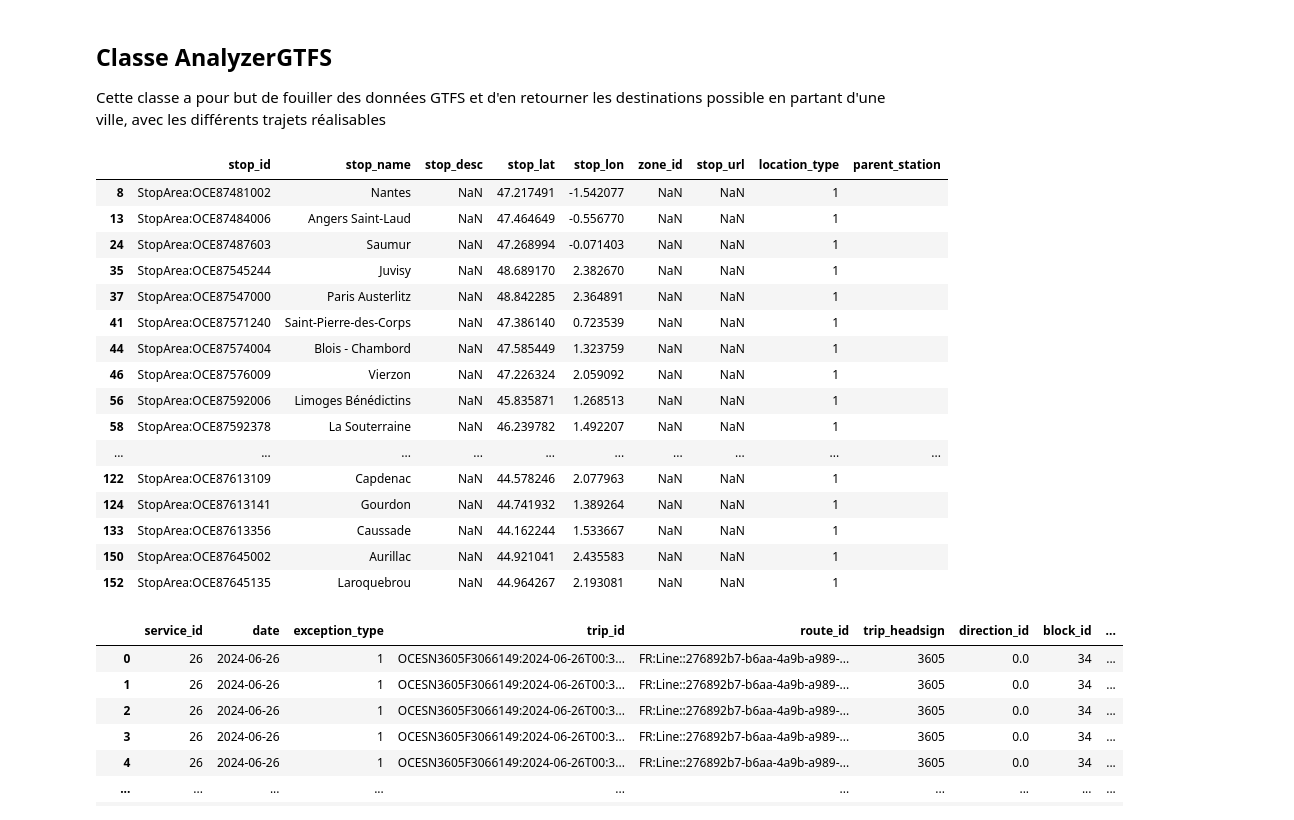
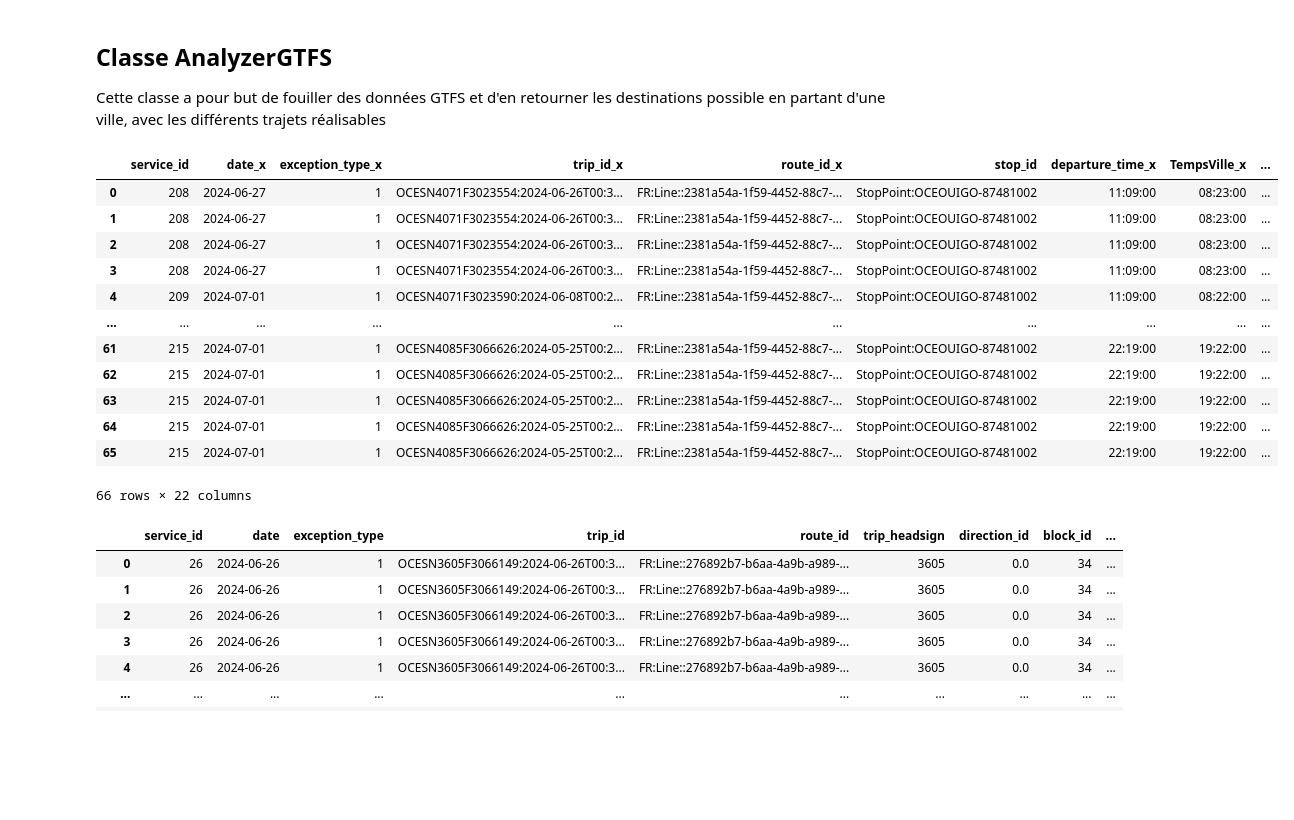
Before and after one commit to Arnolec/City2Anywhere, a Jupyter notebook: AnalyzerGTFS.ipynb, the cells around one changed output. Saved outputs shown, nothing was run; the diff lists cells and outputs as text; code cells hidden in the pictures; blank space fills up the shorter version.

Commit message:
Récupération de tous les trajets de la ville de départ jusqu'à une destination fonctionnel (Utile pour plus tard pour affichage des trajet à côté de la map)

```diff
--- a/AnalyzerGTFS.ipynb
+++ b/AnalyzerGTFS.ipynb
@@ -27,10 +27,9 @@ class AnalyzerGTFS:
 
     def __init__(self, lat, lon, date_min,date_max, path):
         self.calendar_dates = pd.read_csv('Data/'+ path +'/calendar_dates.txt')
-        self.routes = pd.read_csv('Data/'+ path +'/routes.txt')
-        self.stop_times = pd.read_csv('Data/'+ path +'/stop_times.txt')
-        self.stops = pd.read_csv('Data/'+ path +'/stops.txt')
-        self.trips = pd.read_csv('Data/'+ path +'/trips.txt')
+        self.stop_times = pd.read_csv('Data/'+ path +'/stop_times.txt')[['trip_id', 'stop_id', 'departure_time']]
+        self.stops = pd.read_csv('Data/'+ path +'/stops.txt')[['stop_id', 'stop_name', 'stop_lat', 'stop_lon', 'parent_station']]
+        self.trips = pd.read_csv('Data/'+ path +'/trips.txt')[['service_id', 'trip_id', 'route_id']]
         self.id_ville = self.villes_proches(lat,lon)
         self.calendar_dates.date = pd.to_datetime(self.calendar_dates["date"], format='%Y%m%d').dt.date
         self.date_min = datetime.strptime(date_min, '%Y%m%d').date()
@@ -46,8 +45,7 @@ class AnalyzerGTFS:
     def get_trips(self):
         stops_ids = self.get_stops()
         self.stop_time_trip = pd.merge(self.stop_times, stops_ids, on='stop_id')
-        self.stop_times_duplicates = self.stop_time_trip
-        self.stop_time_trip = self.stop_times_duplicates.drop_duplicates(subset='trip_id') #Doublons possibles si deux StopPoints différents sont sur un même trajet
+        self.stop_time_trip = self.stop_time_trip.drop_duplicates(subset='trip_id') #Doublons possibles si deux StopPoints différents sont sur un même trajet
         return self.stop_time_trip['trip_id']
 
     # Etape 3 : Récupérer les services_id des Trajets
@@ -74,16 +72,17 @@ class AnalyzerGTFS:
 
     # Etape 7 : Récupérer les ids des destinations, c'est à dire les stops après la ville (StopSequence > StopSequence de la ville)
     def get_stops_destinations(self):
-        stops_trip_id = self.get_stops_trajets().assign(TempsVille = "")
+        stops_trip_id = self.get_stops_trajets().assign(TempsVille = "", stop_id_ville = "")
+        Stop_ids_ville = self.stop_time_trip['stop_id']
+        Stop_ids_ville.index = self.stop_time_trip['trip_id']
+        StopIdVilleOrigine=Stop_ids_ville.loc[stops_trip_id['trip_id']]
+        stops_trip_id['stop_id_ville'] = StopIdVilleOrigine.array
         Time = self.stop_time_trip['departure_time'] #StopTime trip
         Time.index = self.stop_time_trip['trip_id']
-
-
         value=Time.loc[stops_trip_id['trip_id']]
-
         stops_trip_id['TempsVille'] = value.array
-
-        return stops_trip_id[stops_trip_id['departure_time'] > stops_trip_id['TempsVille']]
+        self.destinations = stops_trip_id[stops_trip_id['departure_time'] > stops_trip_id['TempsVille']]
+        return self.destinations['stop_id']
 
     # Etape 8 : Récupérer les destinations
     def get_destinations(self):
@@ -96,31 +95,34 @@ class AnalyzerGTFS:
 
     def villes_proches(self,lat,long):
         return self.stops[(self.stops['stop_lat'] > lat-0.03) & (self.stops['stop_lat'] < lat+0.03) & (self.stops['stop_lon'] > long-0.03) & (self.stops['stop_lon'] < long+0.03) & self.stops['stop_id'].str.contains('StopArea')]
+
+    def trajet_destination(self,villeDestination):
+        destinationsParentStation = pd.merge(self.destinations, self.stops, on='stop_id') # Merge entre les destinations et les stops pour récupérer les parent_station
+        StopPoints = destinationsParentStation[villeDestination == destinationsParentStation['parent_station']] # Récupérer les StopPoints de la ville de destination
+        trajets = pd.merge(StopPoints, self.destinations, on=['stop_id','service_id']) # Merge entre StopPoints de la ville et les destinations pour récupérer les trajets faisant le lien entre les deux
+        trajets_services = pd.merge(trajets.drop_duplicates(subset='service_id'), self.get_dates(), on='service_id')
+        return trajets_services # Retourne tous les trajets faisant le lien entre la ville et la destination marchant sur les critères sélectionnés
 # %%
 villeEx = 'StopArea:OCE87547000'
 
 Analyzer = AnalyzerGTFS(47.9,1.9,'20240601','20240731','INTERCITE')
 Analyzer.get_destinations()
-
+Analyzer.trajet_destination('StopArea:OCE87481002')
 #Analyzer.villes_proches(47.9,1.9)
 # %% [output]
-|  | stop_id | stop_name | stop_desc | stop_lat | stop_lon | zone_id | stop_url | location_type | parent_station |
-| 8 | StopArea:OCE87481002 | Nantes | NaN | 47.217491 | -1.542077 | NaN | NaN | 1 |  |
-| 13 | StopArea:OCE87484006 | Angers Saint-Laud | NaN | 47.464649 | -0.556770 | NaN | NaN | 1 |  |
-| 24 | StopArea:OCE87487603 | Saumur | NaN | 47.268994 | -0.071403 | NaN | NaN | 1 |  |
-| 35 | StopArea:OCE87545244 | Juvisy | NaN | 48.689170 | 2.382670 | NaN | NaN | 1 |  |
-| 37 | StopArea:OCE87547000 | Paris Austerlitz | NaN | 48.842285 | 2.364891 | NaN | NaN | 1 |  |
-| 41 | StopArea:OCE87571240 | Saint-Pierre-des-Corps | NaN | 47.386140 | 0.723539 | NaN | NaN | 1 |  |
-| 44 | StopArea:OCE87574004 | Blois - Chambord | NaN | 47.585449 | 1.323759 | NaN | NaN | 1 |  |
-| 46 | StopArea:OCE87576009 | Vierzon | NaN | 47.226324 | 2.059092 | NaN | NaN | 1 |  |
-| 56 | StopArea:OCE87592006 | Limoges Bénédictins | NaN | 45.835871 | 1.268513 | NaN | NaN | 1 |  |
-| 58 | StopArea:OCE87592378 | La Souterraine | NaN | 46.239782 | 1.492207 | NaN | NaN | 1 |  |
+|  | service_id | date_x | exception_type_x | trip_id_x | route_id_x | stop_id | departure_time_x | TempsVille_x | ... |
+| 0 | 208 | 2024-06-27 | 1 | OCESN4071F3023554:2024-06-26T00:3... | FR:Line::2381a54a-1f59-4452-88c7-... | StopPoint:OCEOUIGO-87481002 | 11:09:00 | 08:23:00 | ... |
+| 1 | 208 | 2024-06-27 | 1 | OCESN4071F3023554:2024-06-26T00:3... | FR:Line::2381a54a-1f59-4452-88c7-... | StopPoint:OCEOUIGO-87481002 | 11:09:00 | 08:23:00 | ... |
+| 2 | 208 | 2024-06-27 | 1 | OCESN4071F3023554:2024-06-26T00:3... | FR:Line::2381a54a-1f59-4452-88c7-... | StopPoint:OCEOUIGO-87481002 | 11:09:00 | 08:23:00 | ... |
+| 3 | 208 | 2024-06-27 | 1 | OCESN4071F3023554:2024-06-26T00:3... | FR:Line::2381a54a-1f59-4452-88c7-... | StopPoint:OCEOUIGO-87481002 | 11:09:00 | 08:23:00 | ... |
+| 4 | 209 | 2024-07-01 | 1 | OCESN4071F3023590:2024-06-08T00:2... | FR:Line::2381a54a-1f59-4452-88c7-... | StopPoint:OCEOUIGO-87481002 | 11:09:00 | 08:22:00 | ... |
 | ... | ... | ... | ... | ... | ... | ... | ... | ... | ... |
-| 122 | StopArea:OCE87613109 | Capdenac | NaN | 44.578246 | 2.077963 | NaN | NaN | 1 |  |
-| 124 | StopArea:OCE87613141 | Gourdon | NaN | 44.741932 | 1.389264 | NaN | NaN | 1 |  |
-| 133 | StopArea:OCE87613356 | Caussade | NaN | 44.162244 | 1.533667 | NaN | NaN | 1 |  |
-| 150 | StopArea:OCE87645002 | Aurillac | NaN | 44.921041 | 2.435583 | NaN | NaN | 1 |  |
-| 152 | StopArea:OCE87645135 | Laroquebrou | NaN | 44.964267 | 2.193081 | NaN | NaN | 1 |  |
+| 61 | 215 | 2024-07-01 | 1 | OCESN4085F3066626:2024-05-25T00:2... | FR:Line::2381a54a-1f59-4452-88c7-... | StopPoint:OCEOUIGO-87481002 | 22:19:00 | 19:22:00 | ... |
+| 62 | 215 | 2024-07-01 | 1 | OCESN4085F3066626:2024-05-25T00:2... | FR:Line::2381a54a-1f59-4452-88c7-... | StopPoint:OCEOUIGO-87481002 | 22:19:00 | 19:22:00 | ... |
+| 63 | 215 | 2024-07-01 | 1 | OCESN4085F3066626:2024-05-25T00:2... | FR:Line::2381a54a-1f59-4452-88c7-... | StopPoint:OCEOUIGO-87481002 | 22:19:00 | 19:22:00 | ... |
+| 64 | 215 | 2024-07-01 | 1 | OCESN4085F3066626:2024-05-25T00:2... | FR:Line::2381a54a-1f59-4452-88c7-... | StopPoint:OCEOUIGO-87481002 | 22:19:00 | 19:22:00 | ... |
+| 65 | 215 | 2024-07-01 | 1 | OCESN4085F3066626:2024-05-25T00:2... | FR:Line::2381a54a-1f59-4452-88c7-... | StopPoint:OCEOUIGO-87481002 | 22:19:00 | 19:22:00 | ... |
+66 rows × 22 columns
 # %%
 Test = Analyzer.get_stops_trajets()
 Test
```
Also changed, not shown: parts of 1 cell of this notebook, 1 other file.
